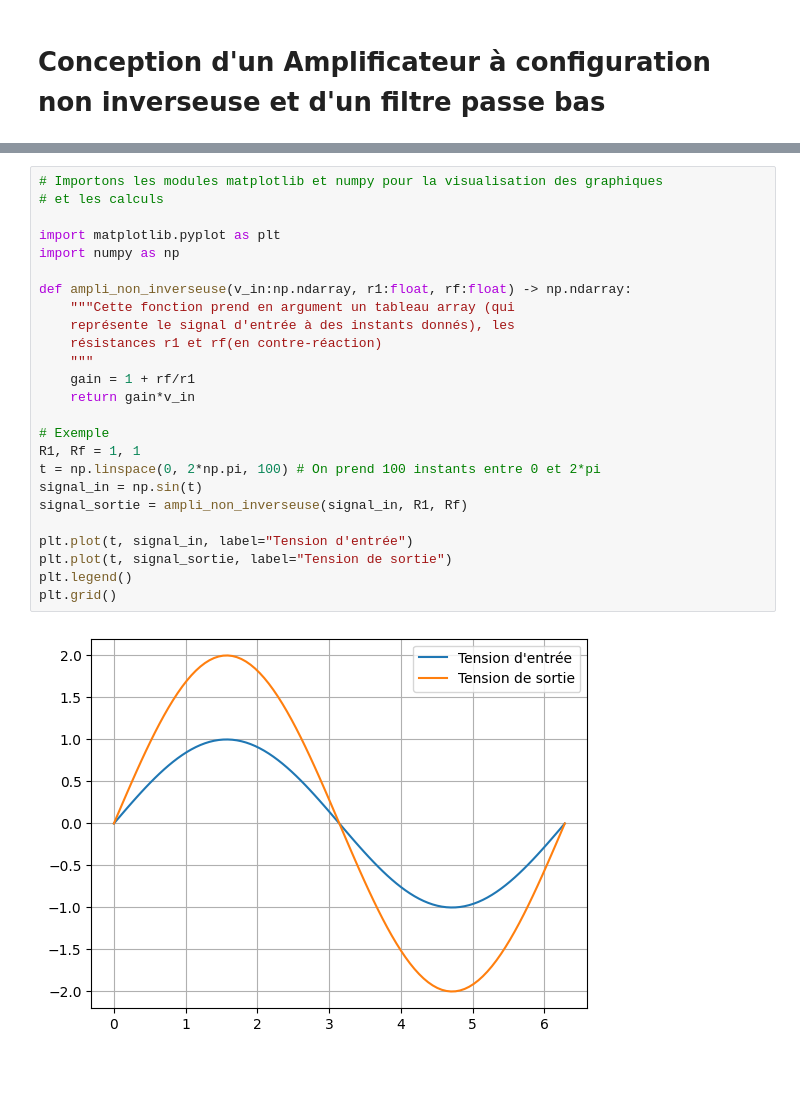
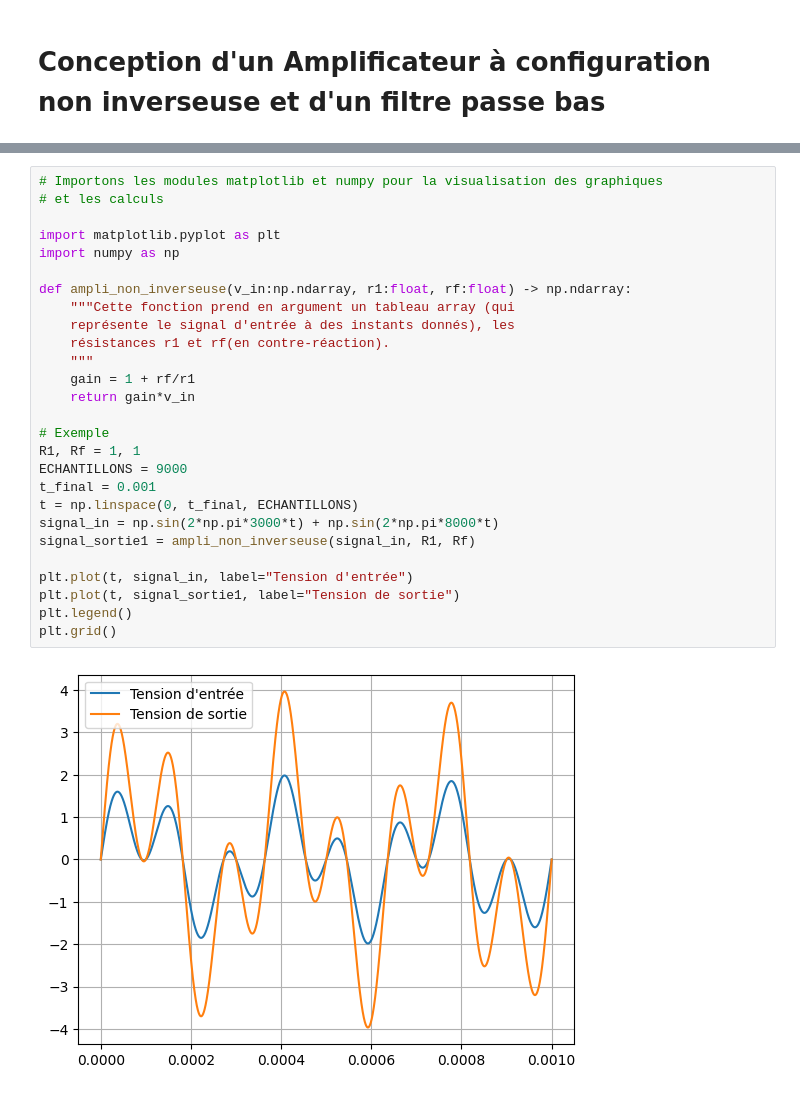
Before and after one commit to robohie/PourLaJeunesse, a Jupyter notebook: SignauxAmplicateurFiltre.ipynb, the cells around one changed output, grey strips where cells are left out. Drawn from its saved outputs; the diff is of its cells as text.

```diff
--- a/SignauxAmplicateurFiltre.ipynb
+++ b/SignauxAmplicateurFiltre.ipynb
@@ -12,28 +12,30 @@
 # %%
 # Importons les modules matplotlib et numpy pour la visualisation des graphiques
 # et les calculs
 
 import matplotlib.pyplot as plt
 import numpy as np
 
 def ampli_non_inverseuse(v_in:np.ndarray, r1:float, rf:float) -> np.ndarray:
     """Cette fonction prend en argument un tableau array (qui
     représente le signal d'entrée à des instants donnés), les
-    résistances r1 et rf(en contre-réaction)
+    résistances r1 et rf(en contre-réaction).
     """
     gain = 1 + rf/r1
     return gain*v_in
 
 # Exemple
 R1, Rf = 1, 1
-t = np.linspace(0, 2*np.pi, 100) # On prend 100 instants entre 0 et 2*pi
-signal_in = np.sin(t)
-signal_sortie = ampli_non_inverseuse(signal_in, R1, Rf)
+ECHANTILLONS = 9000
+t_final = 0.001
+t = np.linspace(0, t_final, ECHANTILLONS)
+signal_in = np.sin(2*np.pi*3000*t) + np.sin(2*np.pi*8000*t)
+signal_sortie1 = ampli_non_inverseuse(signal_in, R1, Rf)
 
 plt.plot(t, signal_in, label="Tension d'entrée")
-plt.plot(t, signal_sortie, label="Tension de sortie")
+plt.plot(t, signal_sortie1, label="Tension de sortie")
 plt.legend()
 plt.grid()
 # %% [output]
-[figure, old version]
+[figure, new version]
 # %% [markdown]
```
Also changed, not shown: parts of 7 cells of this notebook, 3 other files.
